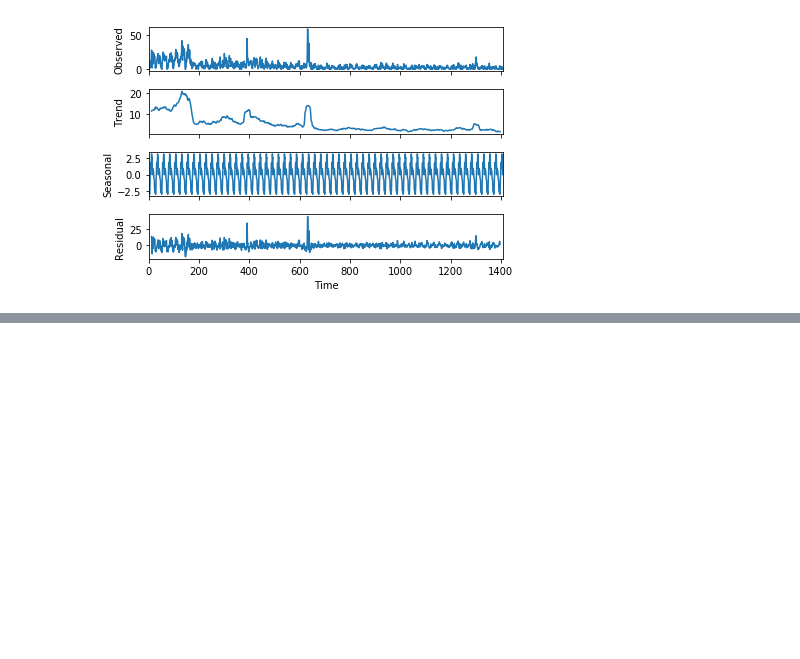
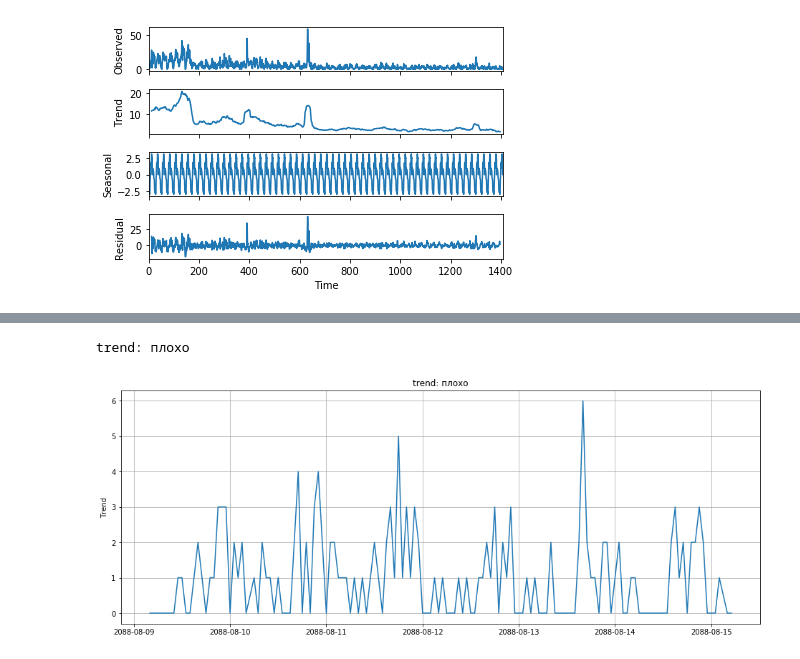
Before and after one commit to HackFactory/TELE2Hack, a Jupyter notebook: anomaly_detection.ipynb, the cells around one changed output, grey strips where cells are left out. Cells and saved outputs as stored; diff of their text form; code cells hidden in the pictures; blank space fills up the shorter version.

```diff
--- a/anomaly_detection.ipynb
+++ b/anomaly_detection.ipynb
@@ -135,0 +199,5 @@ result
+# %%
+trend_txt('плохо', 144)
+# %% [output]
+trend: плохо
+[figure, added]
```
Also changed, not shown: parts of 13 cells of this notebook, 1 other file.
